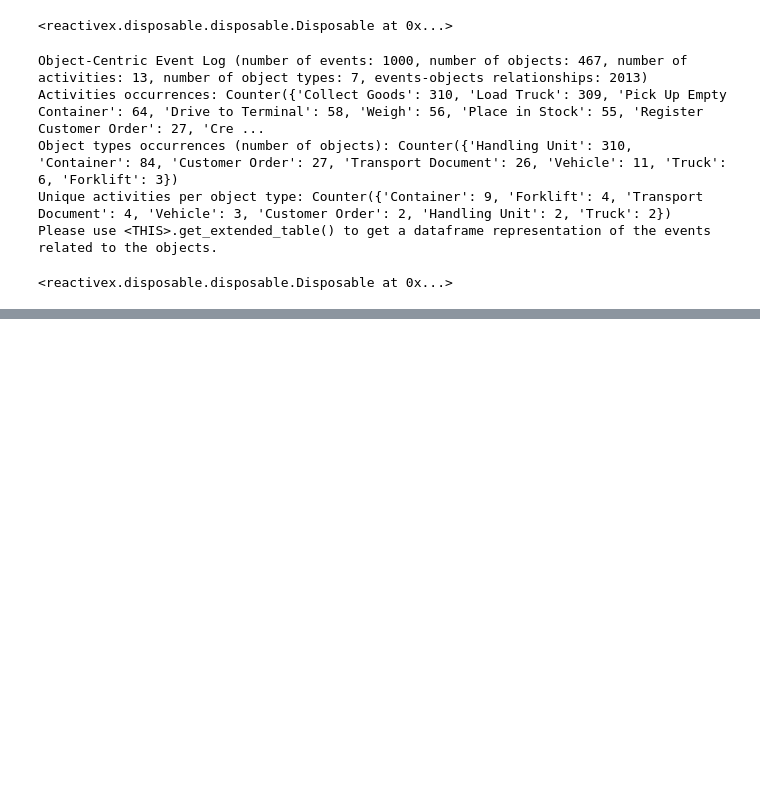
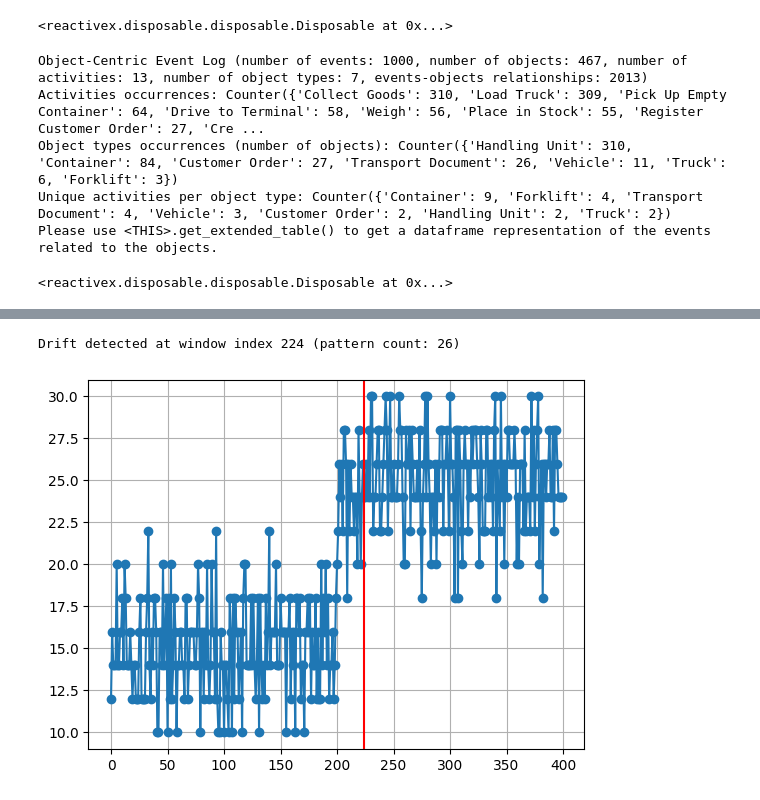
Before and after one commit to beamline/pybeamline, a Jupyter notebook: ipynbs/MVP1/MVP1.ipynb, the cells around one changed output, grey strips where cells are left out. Saved outputs shown, nothing was run; the diff lists cells and outputs as text; code cells hidden in the pictures; blank space fills up the shorter version.

```diff
--- a/ipynbs/MVP1/MVP1.ipynb
+++ b/ipynbs/MVP1/MVP1.ipynb
@@ -108,0 +220,53 @@ log_original =
+# %%
+test_events_few_groceries = [
+    {"activity": "Create Cart", "objects": {"Customer": ["c1"]}},
+    {"activity": "Add Items", "objects": {"Customer": ["c1"], "GroceryItem": ["g1"]}},
+    {"activity": "Checkout", "objects": {"Customer": ["c1"], "Cart": ["cart1"]}},
+]
+
+test_events_more_groceries = [
+    {"activity": "Create Cart", "objects": {"Customer": ["c2"]}},
+    {"activity": "Add Items", "objects": {"Customer": ["c2"], "GroceryItem": ["g1", "g2", "g3"]}},
+    {"activity": "Checkout", "objects": {"Customer": ["c2"], "Cart": ["cart2"]}},
+]
+
+log_without_drift = dict_test_ocel_source([(test_events_few_groceries, 1500), (test_events_more_groceries, 500)], shuffle=True)
+
+log_with_drift = dict_test_ocel_source([(test_events_few_groceries, 500), (test_events_more_groceries, 1500)], shuffle=True)
+combined_log = log_without_drift + log_with_drift
+
+drift_detector = drift.ADWIN()
+data = []
+drifts = []
+
+def check_for_drift():
+    index = 0
+    def _process(x):
+        nonlocal index
+        drift_detector.update(x)
+        index += 1
+        if drift_detector.drift_detected:
+            drifts.append(index)
+            print(f"Drift detected at window index {index} (pattern count: {x})")
+    return ops.do_action(_process)
+
+combined_log.pipe(
+    ops.buffer_with_count(30),
+    ops.map(lambda events: [
+        obj
+        for event in events if event.get_event_name() == "Add Items"
+        for obj in event.get_object_refs()
+        if obj["ocel:type"] == "GroceryItem"
+    ]),
+    ops.map(len),
+    check_for_drift()
+).subscribe(lambda count: data.append(count))
+
+plt.plot(data, marker='o')
+plt.grid()
+for drift_detected in drifts:
+    plt.axvline(drift_detected, color='red')
+plt.show()
+# %% [output]
+Drift detected at window index 224 (pattern count: 26)
+[figure, added]
```
Also changed, not shown: parts of 10 cells of this notebook, 8 other files.
